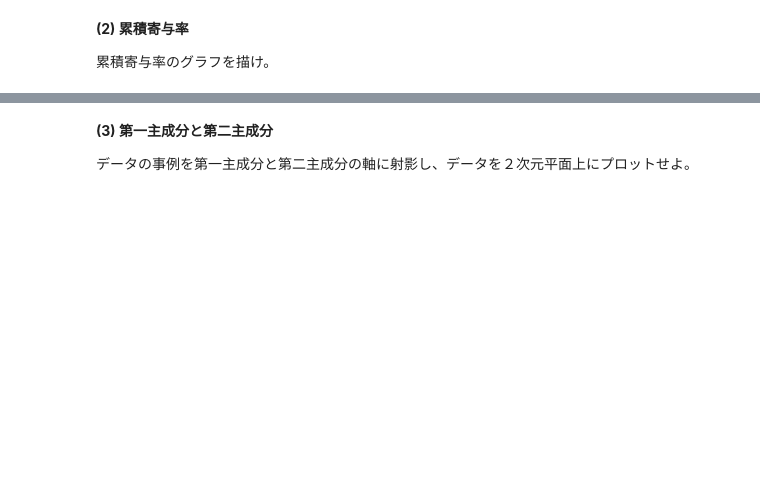
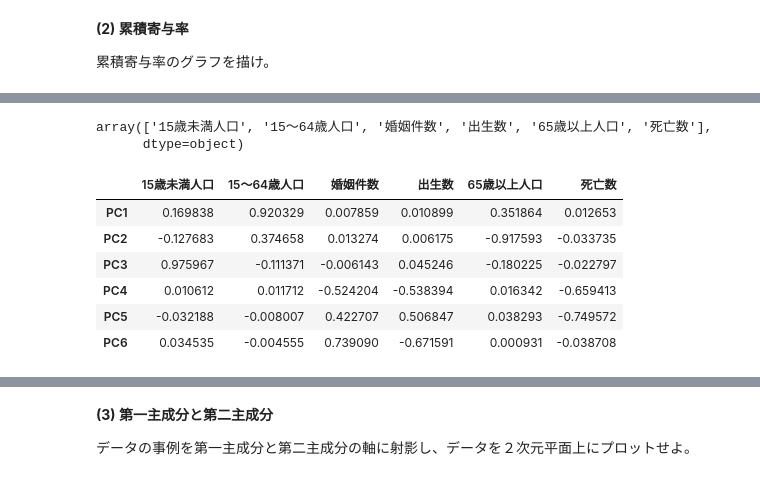
Before and after one commit to okoge-kaz/Machine_Learning, a Jupyter notebook: assignment3/project/ml2021_r3.ipynb, the cells around one changed output, grey strips where cells are left out. Drawn from its saved outputs; the diff is of its cells as text; code cells hidden in the pictures; blank space fills up the shorter version.

```diff
--- a/assignment3/project/ml2021_r3.ipynb
+++ b/assignment3/project/ml2021_r3.ipynb
@@ -151,0 +240,21 @@ plt.show()
+# %%
+targetColumns = SSDSE_df.columns[1:].values
+targetColumns
+# %% [output]
+array(['15歳未満人口', '15〜64歳人口', '婚姻件数', '出生数', '65歳以上人口', '死亡数'],
+      dtype=object)
+# %%
+from sklearn.decomposition import PCA
+
+pca = PCA()
+P = pca.fit_transform(SSDSE_df_values)
+
+pd.DataFrame(pca.components_, columns=targetColumns, index=[f'PC{i+1}' for i in range(pca.n_components_)])
+# %% [output]
+|  | 15歳未満人口 | 15〜64歳人口 | 婚姻件数 | 出生数 | 65歳以上人口 | 死亡数 |
+| PC1 | 0.169838 | 0.920329 | 0.007859 | 0.010899 | 0.351864 | 0.012653 |
+| PC2 | -0.127683 | 0.374658 | 0.013274 | 0.006175 | -0.917593 | -0.033735 |
+| PC3 | 0.975967 | -0.111371 | -0.006143 | 0.045246 | -0.180225 | -0.022797 |
+| PC4 | 0.010612 | 0.011712 | -0.524204 | -0.538394 | 0.016342 | -0.659413 |
+| PC5 | -0.032188 | -0.008007 | 0.422707 | 0.506847 | 0.038293 | -0.749572 |
+| PC6 | 0.034535 | -0.004555 | 0.739090 | -0.671591 | 0.000931 | -0.038708 |
```
Also changed, not shown: parts of 11 cells of this notebook, 2 other files.
